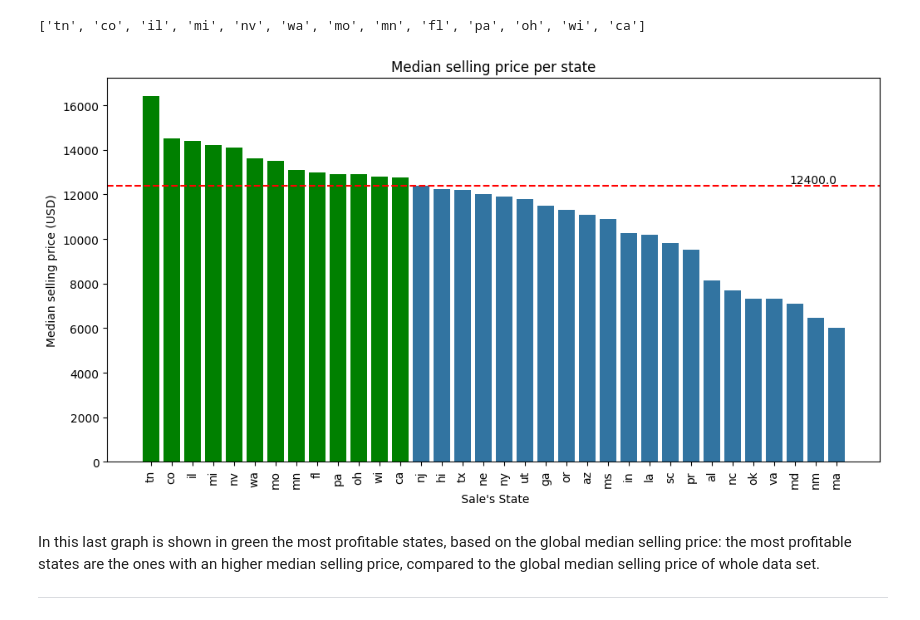
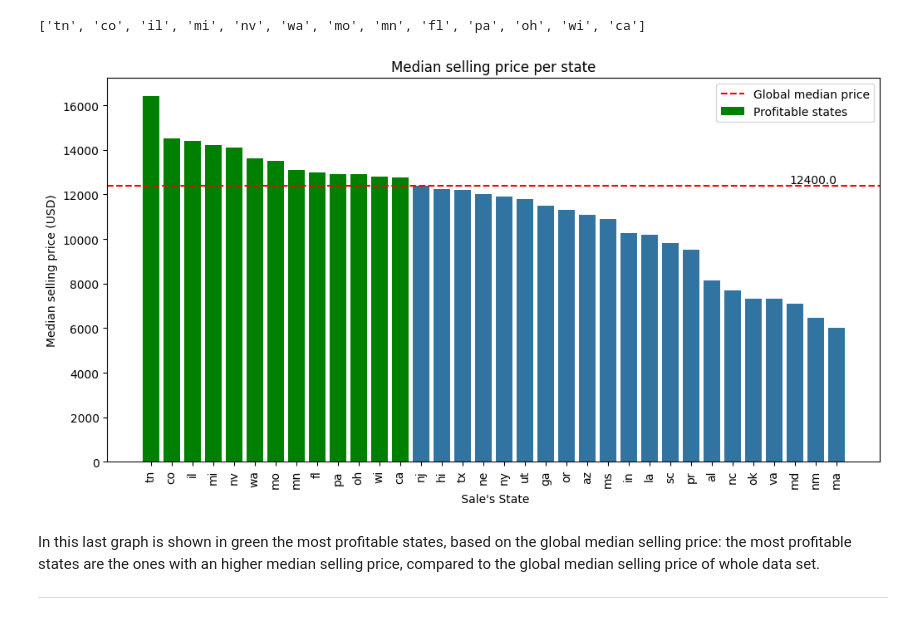
Before and after one commit to wizard86pz/cars_sales_us, a Jupyter notebook: ETL_cars.ipynb, the cells around one changed output. Cells and saved outputs as stored; diff of their text form; code cells hidden in the pictures.

```diff
--- a/ETL_cars.ipynb
+++ b/ETL_cars.ipynb
@@ -925,21 +925,25 @@ list_profitable_state
 # %%
 #let's create a graph the media selling price per state
 plt.figure(figsize=(12,6))
 sns.barplot(data=median_prices_per_state, x='state_sale', y='median_selling_price')
 plt.title('Median selling price per state')
 plt.xticks(rotation=90)
 plt.xlabel(" Sale's State")
 plt.ylabel('Median selling price (USD)')
 
 #let's add a line to show the global median price in the graph
 plt.axhline(global_median_price, color='red', linestyle='--', label='Global median price')
 #let's highlight the profitable states in the graph
 plt.bar(profitable_states['state_sale'], profitable_states['median_selling_price'], color='green', label='Profitable states')
 #let's add the value of the global median price above the line on the right side
 plt.text(x=len(median_prices_per_state)-1, y=global_median_price, s=round(global_median_price,2), ha='right', va='bottom')
+
+#add the legend to the graph
+plt.legend()
+
 plt.show()
 # %% [output]
-[figure, old version]
+[figure, new version]
 # %% [markdown]
 In this last graph is shown in green the most profitable states, based on the global median selling price: the most profitable states are the ones with an higher median selling price, compared to the global median selling price of whole data set.
 
```
Also changed, not shown: parts of 2 cells of this notebook.
